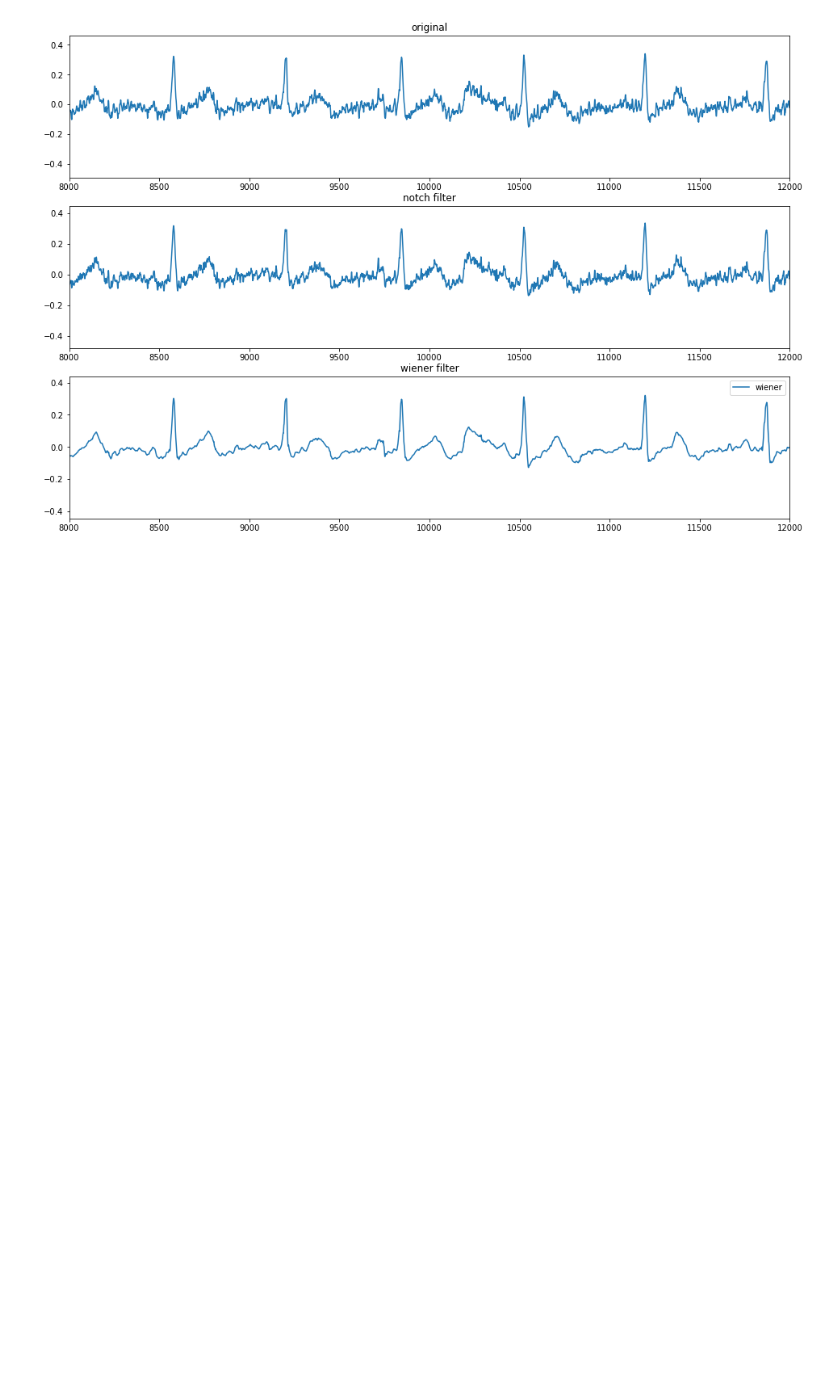
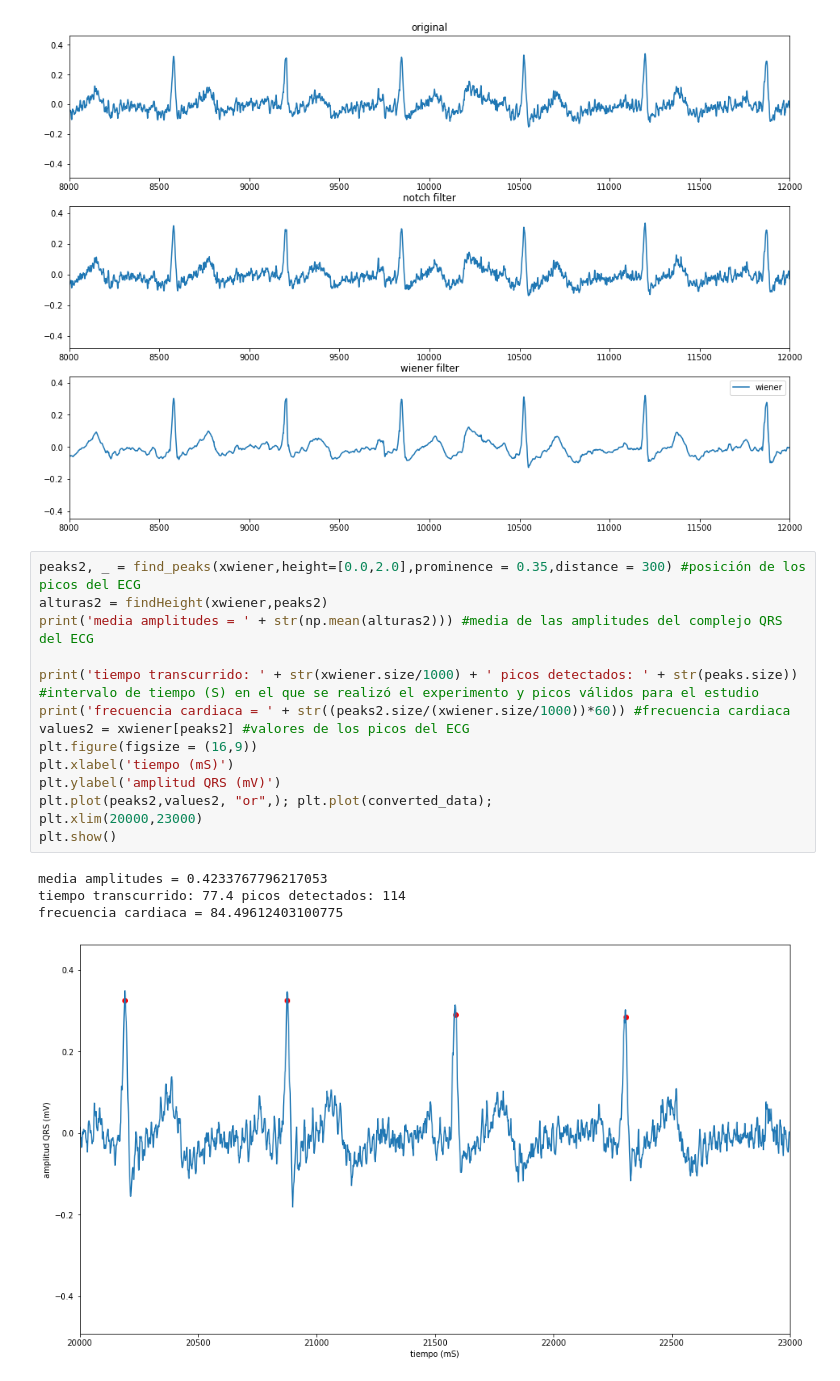
Before and after one commit to sergiogolaya/qrs_complex_detection, a Jupyter notebook: procesado_ecg.ipynb, the cells around one changed output. Drawn from its saved outputs; the diff is of its cells as text; blank space fills up the shorter version.

Commit message:
added post-processing peak analysis

```diff
--- a/procesado_ecg.ipynb
+++ b/procesado_ecg.ipynb
@@ -90,3 +91,22 @@ plt.legend()
 <matplotlib.legend.Legend at 0x...>
 [figure]
 [figure]
+# %%
+peaks2, _ = find_peaks(xwiener,height=[0.0,2.0],prominence = 0.35,distance = 300) #posición de los picos del ECG
+alturas2 = findHeight(xwiener,peaks2)
+print('media amplitudes = ' + str(np.mean(alturas2))) #media de las amplitudes del complejo QRS del ECG
+
+print('tiempo transcurrido: ' + str(xwiener.size/1000) + ' picos detectados: ' + str(peaks.size)) #intervalo de tiempo (S) en el que se realizó el experimento y picos válidos para el estudio
+print('frecuencia cardiaca = ' + str((peaks2.size/(xwiener.size/1000))*60)) #frecuencia cardiaca
+values2 = xwiener[peaks2] #valores de los picos del ECG
+plt.figure(figsize = (16,9))
+plt.xlabel('tiempo (mS)')
+plt.ylabel('amplitud QRS (mV)')
+plt.plot(peaks2,values2, "or",); plt.plot(converted_data);
+plt.xlim(20000,23000)
+plt.show()
+# %% [output]
+media amplitudes = 0.4233767796217053
+tiempo transcurrido: 77.4 picos detectados: 114
+frecuencia cardiaca = 84.49612403100775
+[figure, added]
```
Also changed, not shown: parts of 1 cell of this notebook.
